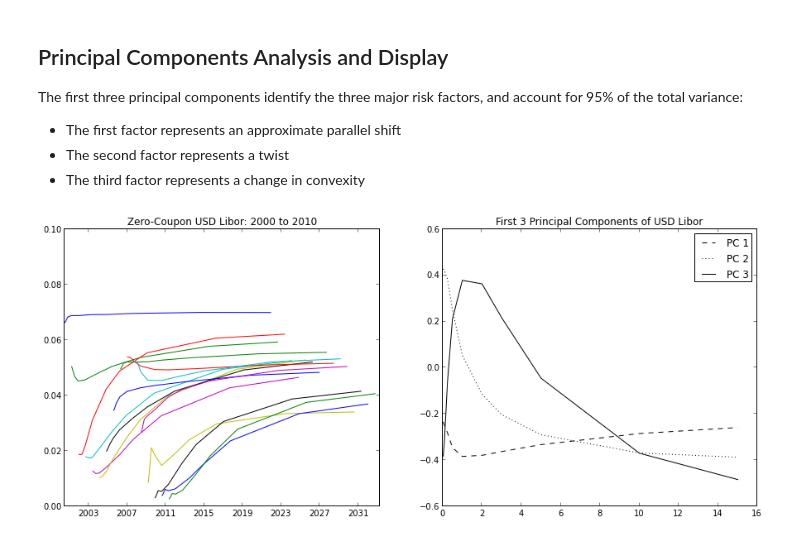
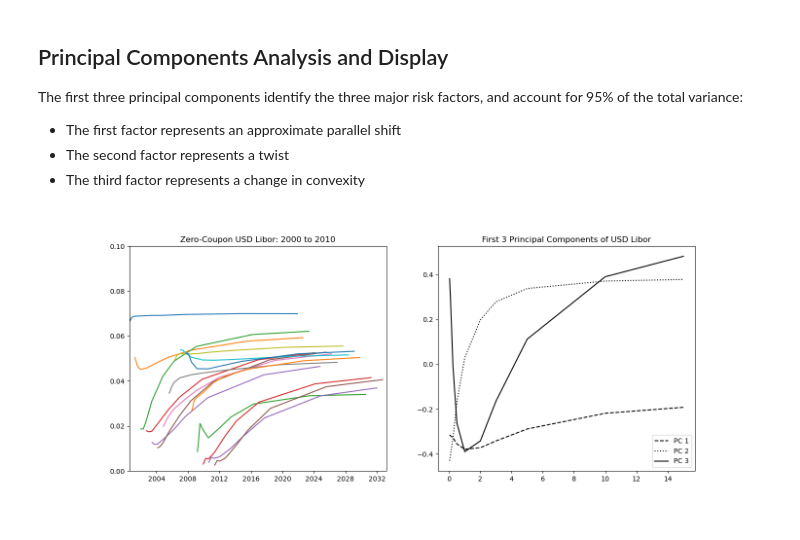
Before and after one commit to enthought/pyql, a Jupyter notebook: examples/notebooks/LiborRiskFactors.ipynb, the cells around one changed output. Drawn from its saved outputs; the diff is of its cells as text; code cells hidden in the pictures.

```diff
--- a/examples/notebooks/LiborRiskFactors.ipynb
+++ b/examples/notebooks/LiborRiskFactors.ipynb
@@ -30,24 +30,24 @@ Bootstrapping Zero-Coupon Yield Curves
 
 A set of zero-coupon yield curves is bootstrapped from deposit and swap rates stored in the pandas DataFrame df_libor.
 # %%
-    df_libor = pd.load(os.path.join('..', 'data', 'df_libor.pkl'))
+df_libor = pd.read_pickle(os.path.join('..', 'data', 'df_libor.pkl'))
 
-    dtObs = df_libor.index
+dtObs = df_libor.index
 
-    dtI = dtObs[range(0, len(dtObs) - 1, 60)]
-    days = [10, 30, 90, 182, 365, 365 * 2, 365 * 3,
+dtI = dtObs[range(0, len(dtObs) - 1, 60)]
+days = [10, 30, 90, 182, 365, 365 * 2, 365 * 3,
             365 * 5, 365 * 10, 365 * 15]
 
     # maturity in columns, observation days in rows
-    zc_rate = np.empty((len(dtI), len(days)), dtype='float64')
-    dt_maturity = np.empty_like(zc_rate, dtype='object')
+zc_rate = np.empty((len(dtI), len(days)), dtype='float64')
+dt_maturity = np.empty_like(zc_rate, dtype='object')
 
-    for i, obs_date in enumerate(dtI):
-        rates = df_libor.xs(obs_date) / 100
-        # bootstrap a term structure from the libor rates
-        ts = make_term_structure(rates, obs_date)
-        # compute zero-coupon rates for a range of maturities
-        (dt_maturity[i, ], zc_rate[i, ]) = zero_rate(ts, days, obs_date)
+for i, obs_date in enumerate(dtI):
+    rates = df_libor.xs(obs_date) / 100
+    # bootstrap a term structure from the libor rates
+    ts = make_term_structure(rates, obs_date)
+    # compute zero-coupon rates for a range of maturities
+    (dt_maturity[i, ], zc_rate[i, ]) = zero_rate(ts, days, obs_date)
 # %% [markdown]
 Principal Components Analysis and Display
 -----------------------------------------
@@ -58,31 +58,35 @@ The first three principal components identify the three major risk factors, and
 * The second factor represents a twist
 * The third factor represents a change in convexity
 # %%
+from sklearn import decomposition
+pca = decomposition.PCA()
+# compute rate change
+zc_diff = np.diff(zc_rate, axis=0)
 # PCA on rate change
-zc_pca = ml.PCA(np.diff(zc_rate, axis=0))
+zc_pca = pca.fit(zc_diff)
 
 fig = plt.figure()
 fig.set_size_inches(15,6)
 
 ax = fig.add_subplot(121)
 
 # compute x-axis limits
 dtMin = dt_maturity[0,0]
 dtMax = dt_maturity[-1,-1]
 
 ax.set_xlim(dtMin, dtMax)
 ax.set_ylim(0.0, 0.1)
 
 # plot a few curves
 for i in range(0, len(dtI),3):
     ax.plot(dt_maturity[i,], zc_rate[i,])
 plt.title('Zero-Coupon USD Libor: 2000 to 2010')
 
 ax2 = fig.add_subplot(122)
 ttm = np.array(days)/365.0
-ax2.plot(ttm, zc_pca.Wt[0,], 'k--', ttm, zc_pca.Wt[1,], 'k:', ttm, zc_pca.Wt[2,], 'k')
+ax2.plot(ttm, zc_pca.components_[0], 'k--', ttm, zc_pca.components_[1], 'k:', ttm, zc_pca.components_[2], 'k')
 leg = ax2.legend(('PC 1', 'PC 2', 'PC 3'))
 plt.title('First 3 Principal Components of USD Libor')
 plt.show()
 # %% [output]
-[figure, old version]
+[figure, new version]
```
Also changed, not shown: 2 other files.
